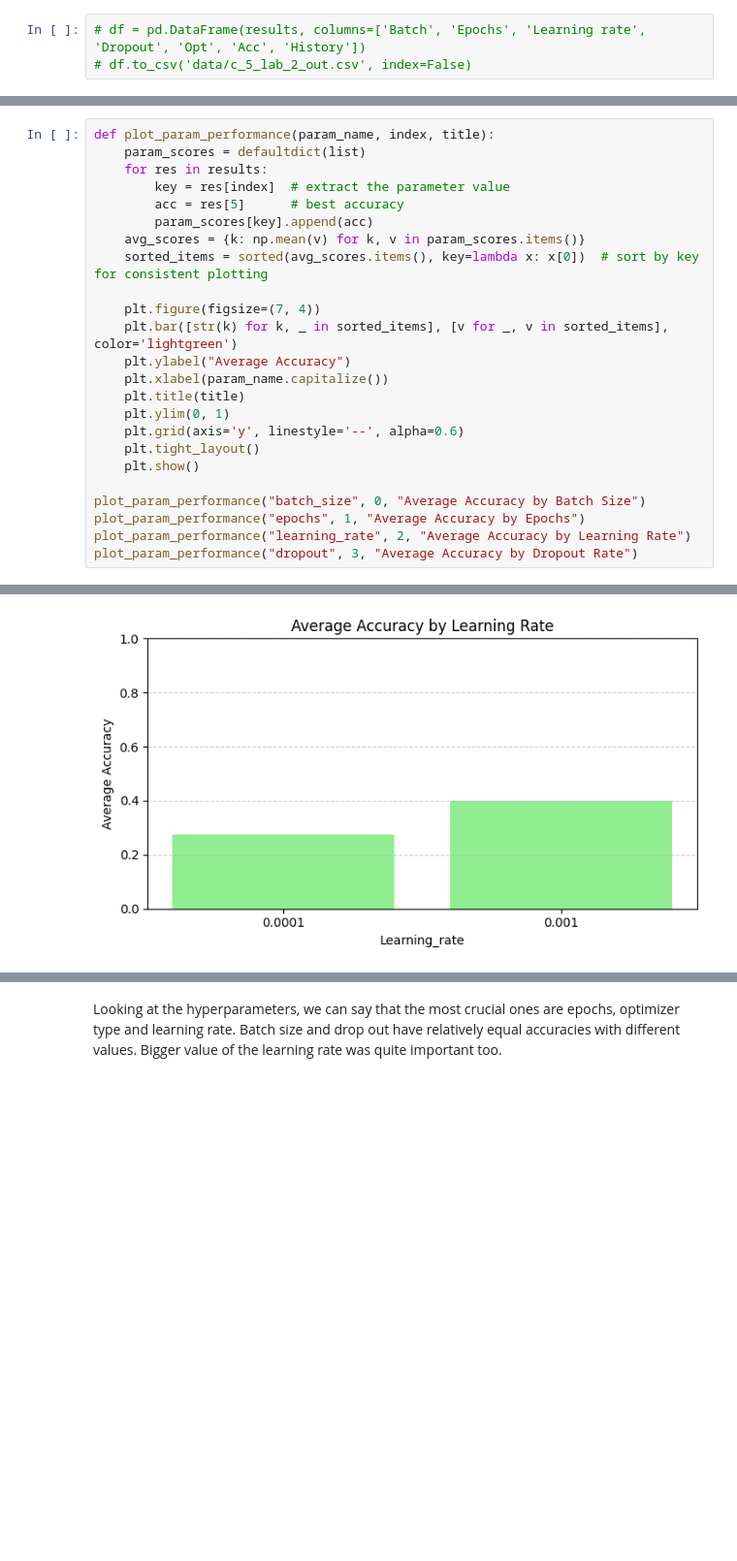
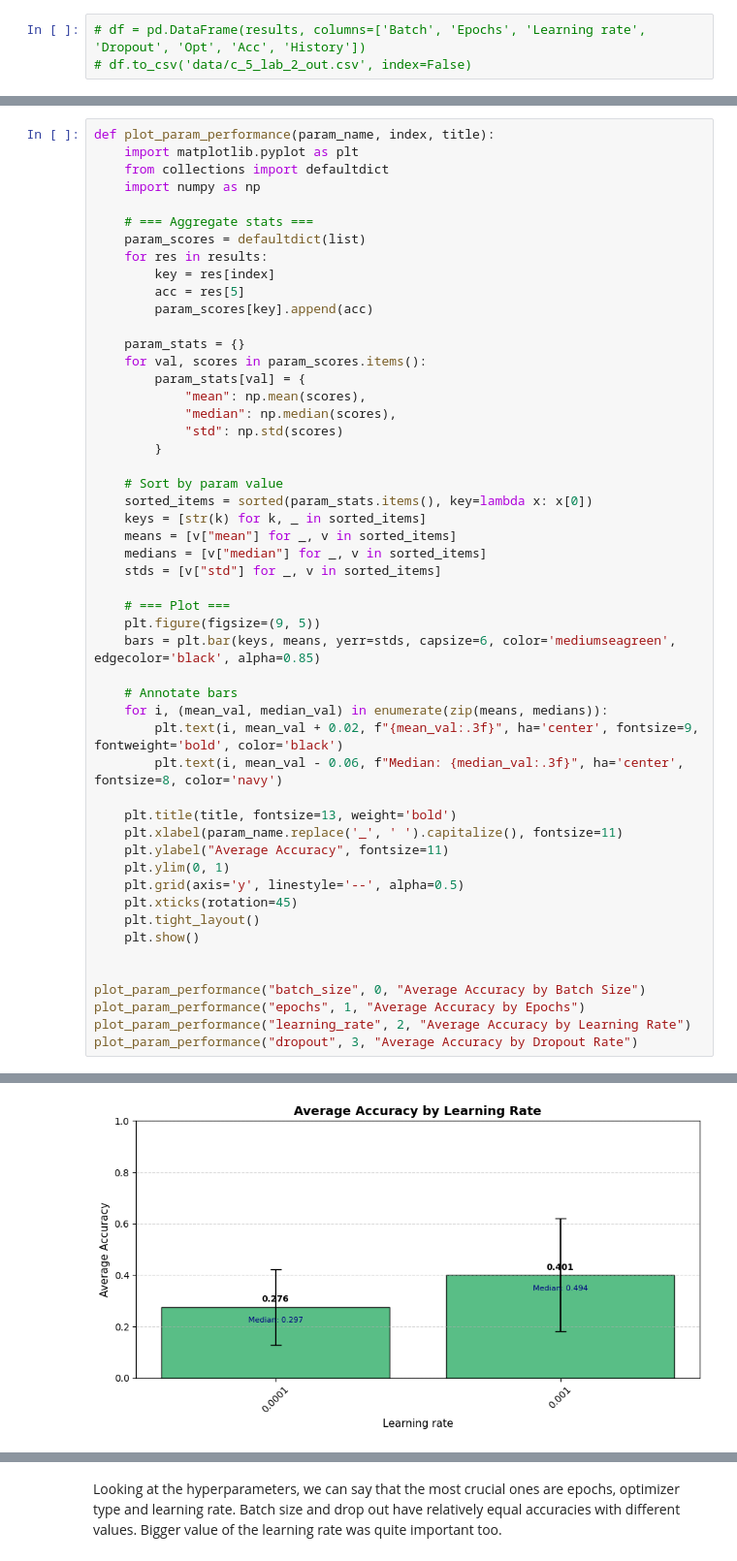
Before and after one commit to volodymyrkir/python_neural_nets, a Jupyter notebook: tasks/course_5/task_2.ipynb, the cells around one changed output, grey strips where cells are left out. Shown at 97% size. Drawn from its saved outputs; the diff is of its cells as text; blank space fills up the shorter version.

```diff
--- a/tasks/course_5/task_2.ipynb
+++ b/tasks/course_5/task_2.ipynb
@@ -188,22 +204,49 @@ plt.show()
 # %%
 def plot_param_performance(param_name, index, title):
+    import matplotlib.pyplot as plt
+    from collections import defaultdict
+    import numpy as np
+
+    # === Aggregate stats ===
     param_scores = defaultdict(list)
     for res in results:
-        key = res[index]  # extract the parameter value
-        acc = res[5]      # best accuracy
+        key = res[index]
+        acc = res[5]
         param_scores[key].append(acc)
-    avg_scores = {k: np.mean(v) for k, v in param_scores.items()}
-    sorted_items = sorted(avg_scores.items(), key=lambda x: x[0])  # sort by key for consistent plotting
 
-    plt.figure(figsize=(7, 4))
-    plt.bar([str(k) for k, _ in sorted_items], [v for _, v in sorted_items], color='lightgreen')
-    plt.ylabel("Average Accuracy")
-    plt.xlabel(param_name.capitalize())
-    plt.title(title)
+    param_stats = {}
+    for val, scores in param_scores.items():
+        param_stats[val] = {
+            "mean": np.mean(scores),
+            "median": np.median(scores),
+            "std": np.std(scores)
+        }
+
+    # Sort by param value
+    sorted_items = sorted(param_stats.items(), key=lambda x: x[0])
+    keys = [str(k) for k, _ in sorted_items]
+    means = [v["mean"] for _, v in sorted_items]
+    medians = [v["median"] for _, v in sorted_items]
+    stds = [v["std"] for _, v in sorted_items]
+
+    # === Plot ===
+    plt.figure(figsize=(9, 5))
+    bars = plt.bar(keys, means, yerr=stds, capsize=6, color='mediumseagreen', edgecolor='black', alpha=0.85)
+
+    # Annotate bars
+    for i, (mean_val, median_val) in enumerate(zip(means, medians)):
+        plt.text(i, mean_val + 0.02, f"{mean_val:.3f}", ha='center', fontsize=9, fontweight='bold', color='black')
+        plt.text(i, mean_val - 0.06, f"Median: {median_val:.3f}", ha='center', fontsize=8, color='navy')
+
+    plt.title(title, fontsize=13, weight='bold')
+    plt.xlabel(param_name.replace('_', ' ').capitalize(), fontsize=11)
+    plt.ylabel("Average Accuracy", fontsize=11)
     plt.ylim(0, 1)
-    plt.grid(axis='y', linestyle='--', alpha=0.6)
+    plt.grid(axis='y', linestyle='--', alpha=0.5)
+    plt.xticks(rotation=45)
     plt.tight_layout()
     plt.show()
+
 
 plot_param_performance("batch_size", 0, "Average Accuracy by Batch Size")
 plot_param_performance("epochs", 1, "Average Accuracy by Epochs")
@@ -215 +258 @@ plot_param_performance("dropout", 3, "Average Accuracy by Dropout Rate")
-[figure, old version]
+[figure, new version]
```
Also changed, not shown: parts of 3 cells of this notebook.
